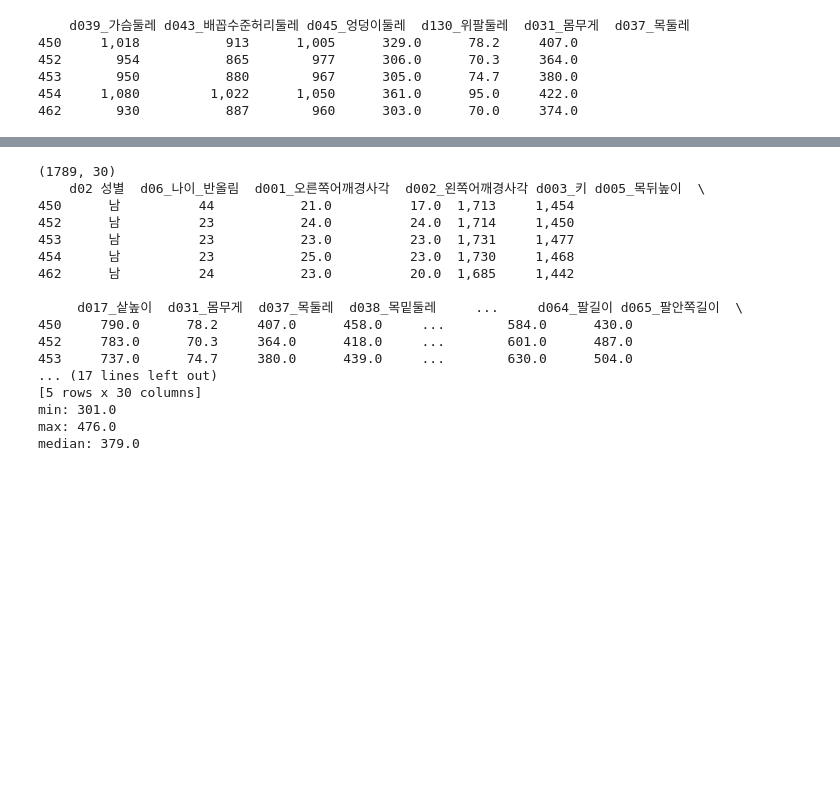
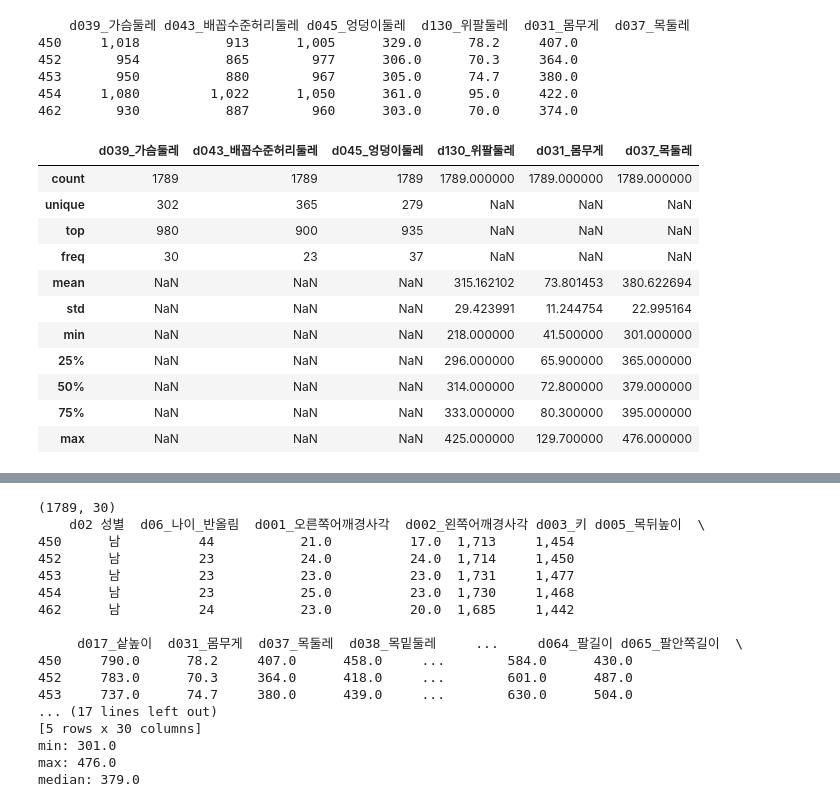
Before and after one commit to joungna/neck_ML_test-checkpoint, a Jupyter notebook: 2-EDA.ipynb, the cells around one changed output, grey strips where cells are left out. Cells and saved outputs as stored; diff of their text form; code cells hidden in the pictures; blank space fills up the shorter version.

```diff
--- a/2-EDA.ipynb
+++ b/2-EDA.ipynb
@@ -139,3 +139,21 @@ print(heatmap_data.head())
 453       950           880        967      305.0      74.7     380.0
 454     1,080         1,022      1,050      361.0      95.0     422.0
 462       930           887        960      303.0      70.0     374.0
+# %%
+# 피어슨상관계수
+df2=pd.DataFrame(sizeKoreaMale2040,columns=['d039_가슴둘레', 'd043_배꼽수준허리둘레', 'd045_엉덩이둘레', 'd130_위팔둘레', 'd031_몸무게', 'd037_목둘레'])
+
+df2.describe(include='all')
+# %% [output]
+|  | d039_가슴둘레 | d043_배꼽수준허리둘레 | d045_엉덩이둘레 | d130_위팔둘레 | d031_몸무게 | d037_목둘레 |
+| count | 1789 | 1789 | 1789 | 1789.000000 | 1789.000000 | 1789.000000 |
+| unique | 302 | 365 | 279 | NaN | NaN | NaN |
+| top | 980 | 900 | 935 | NaN | NaN | NaN |
+| freq | 30 | 23 | 37 | NaN | NaN | NaN |
+| mean | NaN | NaN | NaN | 315.162102 | 73.801453 | 380.622694 |
+| std | NaN | NaN | NaN | 29.423991 | 11.244754 | 22.995164 |
+| min | NaN | NaN | NaN | 218.000000 | 41.500000 | 301.000000 |
+| 25% | NaN | NaN | NaN | 296.000000 | 65.900000 | 365.000000 |
+| 50% | NaN | NaN | NaN | 314.000000 | 72.800000 | 379.000000 |
+| 75% | NaN | NaN | NaN | 333.000000 | 80.300000 | 395.000000 |
+| max | NaN | NaN | NaN | 425.000000 | 129.700000 | 476.000000 |
```
Also changed, not shown: parts of 3 cells of this notebook.
